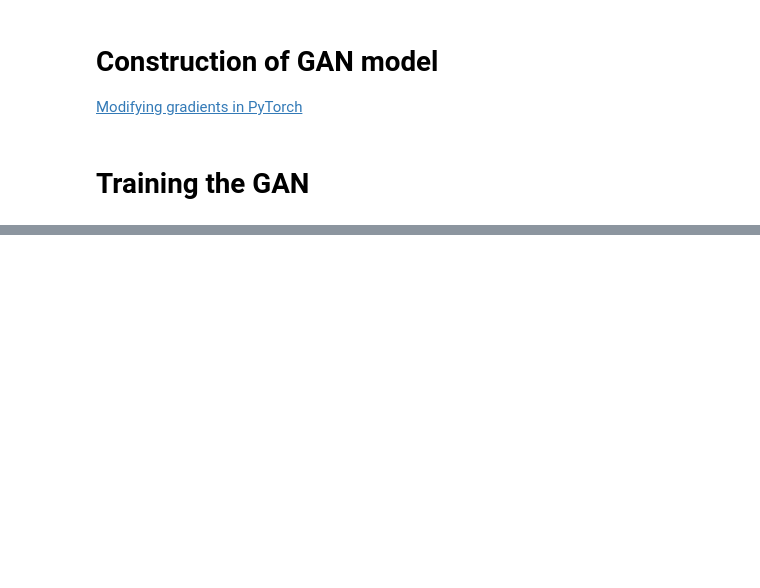
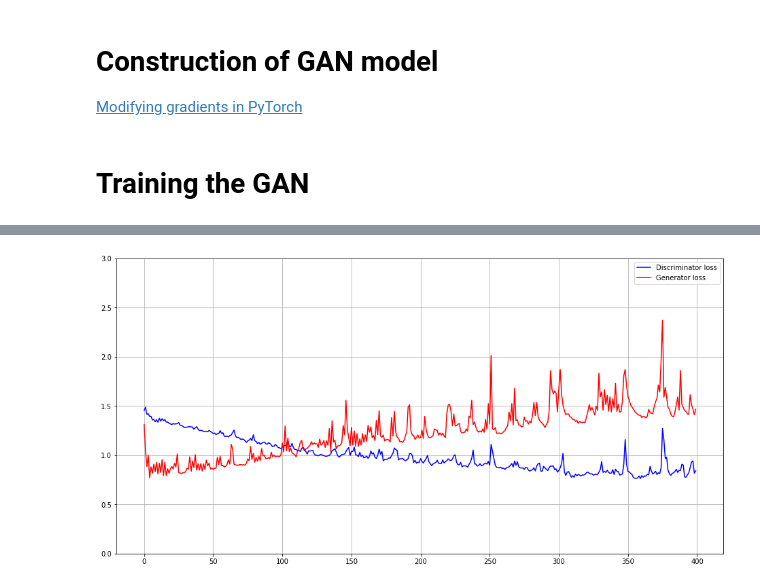
Before and after one commit to Olivia-Feldman/NUGAN-DISTGAN, a Jupyter notebook: NuGAN.ipynb, the cells around one changed output, grey strips where cells are left out. Saved outputs shown, nothing was run; the diff lists cells and outputs as text; code cells hidden in the pictures; blank space fills up the shorter version.

```diff
--- a/NuGAN.ipynb
+++ b/NuGAN.ipynb
@@ -50,14 +50,19 @@ def initialize_weights(net):
             m.bias.data.zero_()
 # %%
 def visualize_results(gan):
-      sample_z_ = torch.rand((10, gan.z_dim)).cuda()
+      mtx_size = 10
+      sample_z_ = torch.rand((mtx_size * mtx_size, gan.z_dim)).cuda()
       samples = gan.G(sample_z_)
       samples = samples.cpu().data.numpy().transpose(0, 2, 3, 1)
       samples = (samples + 1) / 2
-      plt.figure(figsize=((1,10)))
-      fig,ax = plt.subplots(1,10)
-      for i in range(10):
-          s=ax[i].imshow(np.squeeze(samples[i,]))
-          s=ax[i].get_xaxis().set_visible(False)
-          s=ax[i].get_yaxis().set_visible(False)
+      plt.figure(figsize=((mtx_size, mtx_size)))
+      fig,ax = plt.subplots(mtx_size, mtx_size)
+
+      i = 0
+      for x in range(mtx_size):
+          for y in range(mtx_size):
+              i = x*mtx_size + y
+              s=ax[x][y].imshow(np.squeeze(samples[i,]))
+              s=ax[x][y].get_xaxis().set_visible(False)
+              s=ax[x][y].get_yaxis().set_visible(False)
       s=plt.show()
@@ -520,0 +509,9 @@ Epoch: [40] [ 200/ 200] D_loss: 0.85660827, G_loss: 1.59397686
+# %%
+plt.figure(figsize=(16,8))
+s=plt.plot(gan.train_hist['D_loss'],c='b')
+s=plt.plot(gan.train_hist['G_loss'],c='r')
+s = plt.ylim((0,3))
+s = plt.grid()
+s=plt.legend(('Discriminator loss','Generator loss'))
+# %% [output]
+[figure, added]
```
Also changed, not shown: parts of 6 cells of this notebook.
